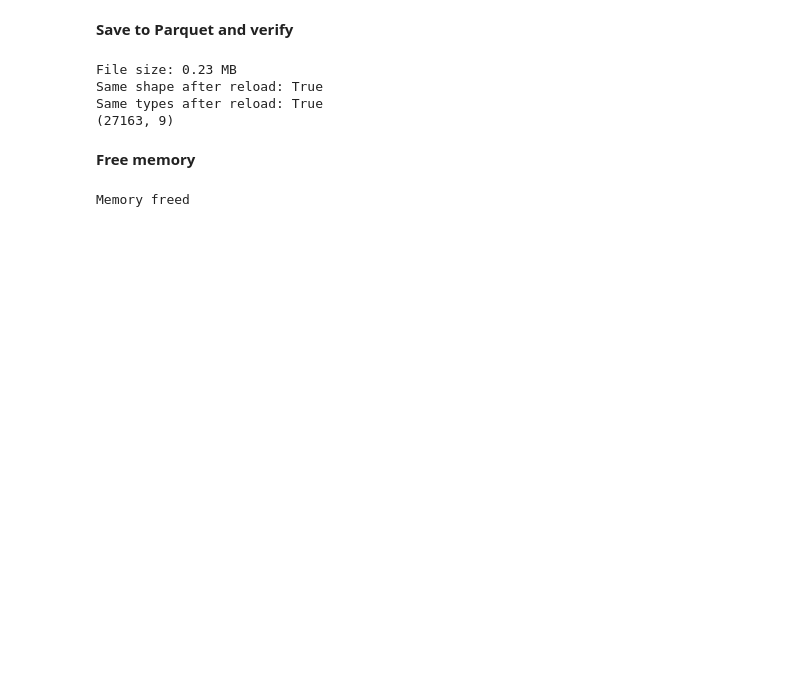
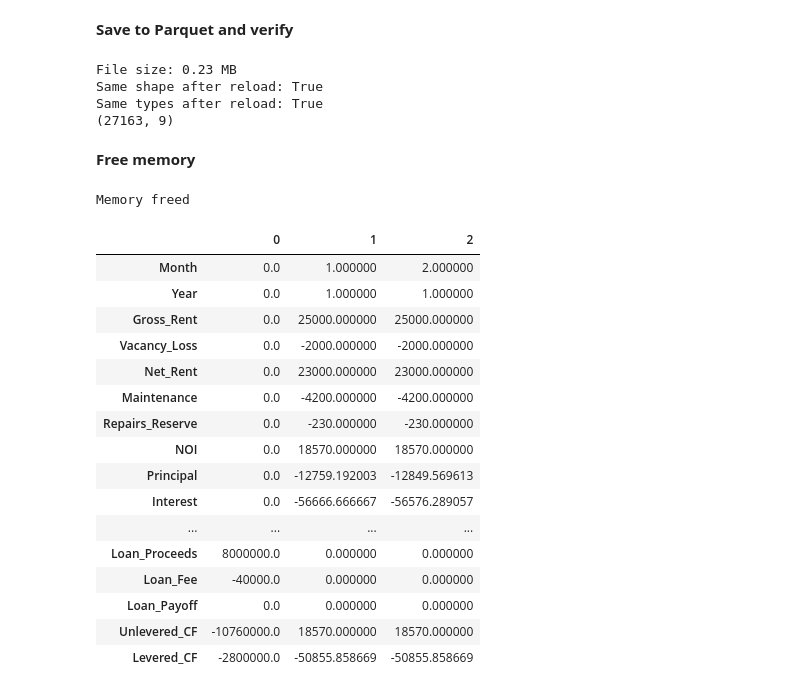
Before and after one commit to omaryan820-ux/Indian-house-price-simulator, a Jupyter notebook: notebooks/01_data_cleaning.ipynb, the cells around one changed output. Saved outputs shown, nothing was run; the diff lists cells and outputs as text; code cells hidden in the pictures; blank space fills up the shorter version.

Commit message:
financial engine added

```diff
--- a/notebooks/01_data_cleaning.ipynb
+++ b/notebooks/01_data_cleaning.ipynb
@@ -1189,3 +1189,28 @@ gc.collect()
 print("Memory freed")
 # %% [output]
 Memory freed
+# %%
+import sys
+sys.path.append("..")
+from src.financial_engine import run_full_analysis
+
+result = run_full_analysis(100, 1200, "Bangalore")
+result["cash_flow_table"].head(3).T
+# %% [output]
+|  | 0 | 1 | 2 |
+| Month | 0.0 | 1.000000 | 2.000000 |
+| Year | 0.0 | 1.000000 | 1.000000 |
+| Gross_Rent | 0.0 | 25000.000000 | 25000.000000 |
+| Vacancy_Loss | 0.0 | -2000.000000 | -2000.000000 |
+| Net_Rent | 0.0 | 23000.000000 | 23000.000000 |
+| Maintenance | 0.0 | -4200.000000 | -4200.000000 |
+| Repairs_Reserve | 0.0 | -230.000000 | -230.000000 |
+| NOI | 0.0 | 18570.000000 | 18570.000000 |
+| Principal | 0.0 | -12759.192003 | -12849.569613 |
+| Interest | 0.0 | -56666.666667 | -56576.289057 |
+| ... | ... | ... | ... |
+| Loan_Proceeds | 8000000.0 | 0.000000 | 0.000000 |
+| Loan_Fee | -40000.0 | 0.000000 | 0.000000 |
+| Loan_Payoff | 0.0 | 0.000000 | 0.000000 |
+| Unlevered_CF | -10760000.0 | 18570.000000 | 18570.000000 |
+| Levered_CF | -2800000.0 | -50855.858669 | -50855.858669 |
```
Also changed, not shown: 3 other files.
